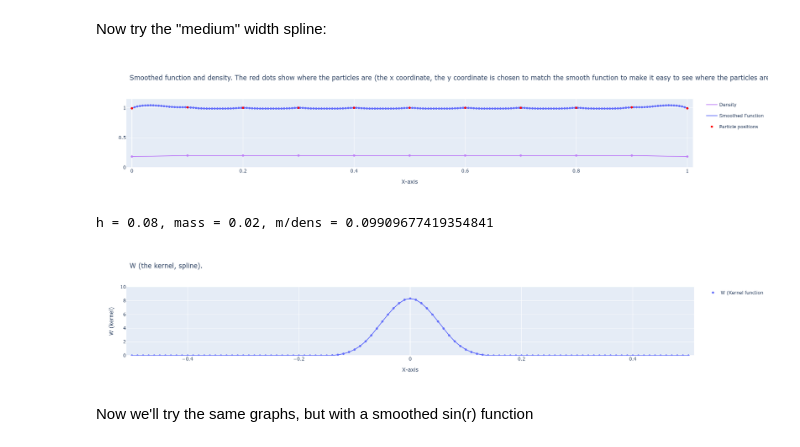
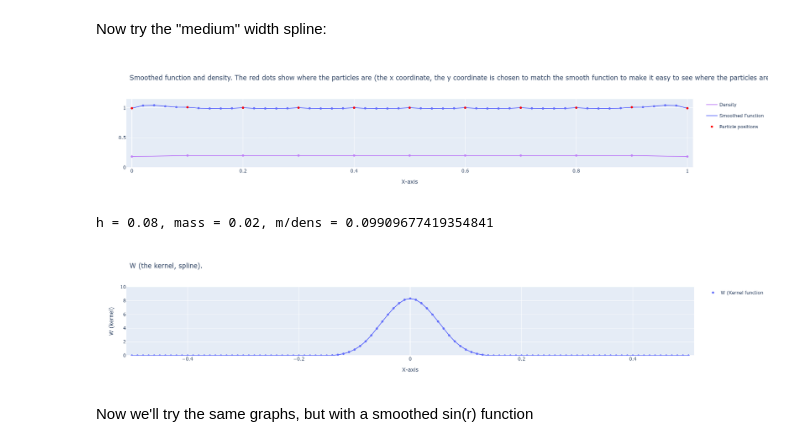
Before and after one commit to richardskg/StarFormation, a Jupyter notebook: starformation.ipynb, the cells around one changed output. Drawn from its saved outputs; the diff is of its cells as text; code cells hidden in the pictures.

```diff
--- a/starformation.ipynb
+++ b/starformation.ipynb
@@ -328,9 +337,9 @@ h = 0.05, mass = 0.02, m/dens = 0.075
 # %% [markdown]
 Now try the "medium" width spline:
 # %%
-plot_spline_info(0.8, 'uniform', 209)
+plot_spline_info(0.8, 'uniform', 51)
 # %% [output]
-[figure, old version]
+[figure, new version]
 h = 0.08, mass = 0.02, m/dens = 0.09909677419354841
 [figure]
 # %% [markdown]
```
Also changed, not shown: parts of 15 cells of this notebook, 4 other files.
